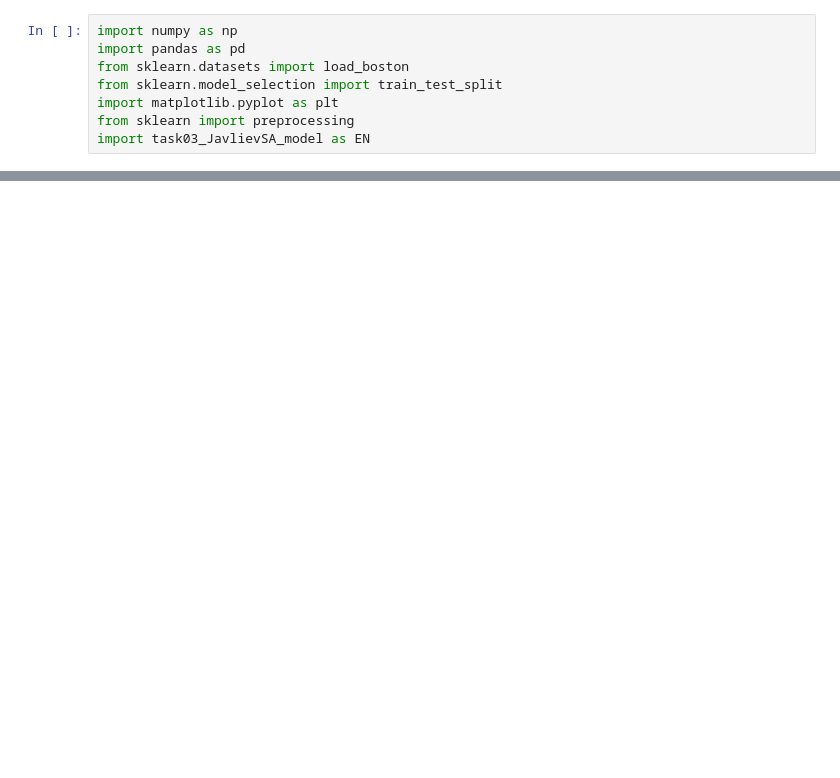
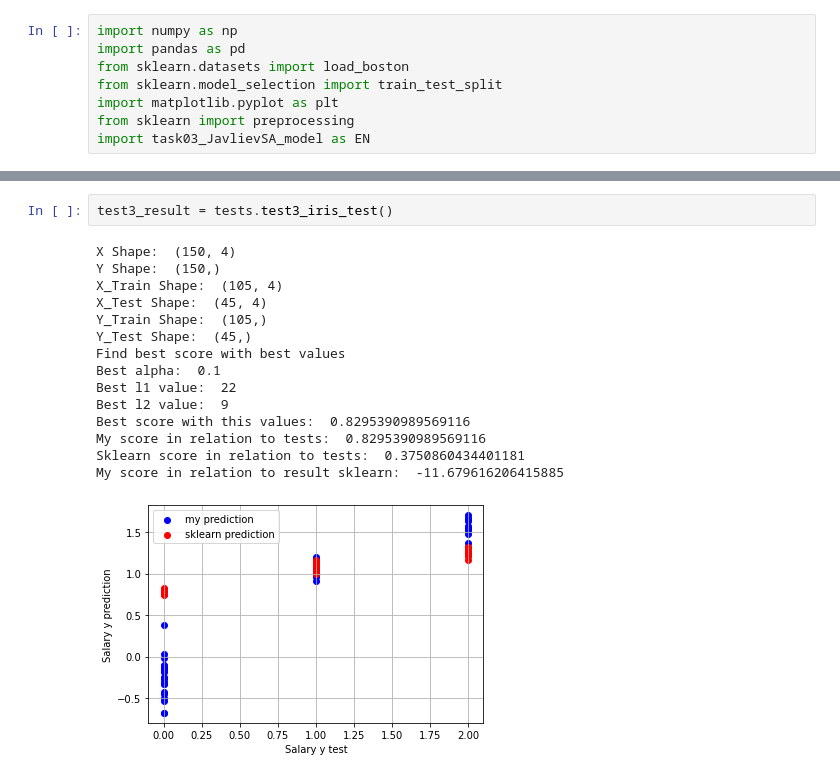
Before and after one commit to Pixelzzz99/ElasticNet_Regression_alg, a Jupyter notebook: task03_JavlievSA_run.ipynb, the cells around one changed output, grey strips where cells are left out. Drawn from its saved outputs; the diff is of its cells as text; blank space fills up the shorter version.

```diff
--- a/task03_JavlievSA_run.ipynb
+++ b/task03_JavlievSA_run.ipynb
@@ -85,0 +49,18 @@ ValueError: x and y must be the same size
+# %%
+test3_result = tests.test3_iris_test()
+# %% [output]
+X Shape:  (150, 4)
+Y Shape:  (150,)
+X_Train Shape:  (105, 4)
+X_Test Shape:  (45, 4)
+Y_Train Shape:  (105,)
+Y_Test Shape:  (45,)
+Find best score with best values
+Best alpha:  0.1
+Best l1 value:  22
+Best l2 value:  9
+Best score with this values:  0.8295390989569116
+My score in relation to tests:  0.8295390989569116
+Sklearn score in relation to tests:  0.3750860434401181
+My score in relation to result sklearn:  -11.679616206415885
+[figure, added]
```
Also changed, not shown: parts of 18 cells of this notebook, 2 other files.
